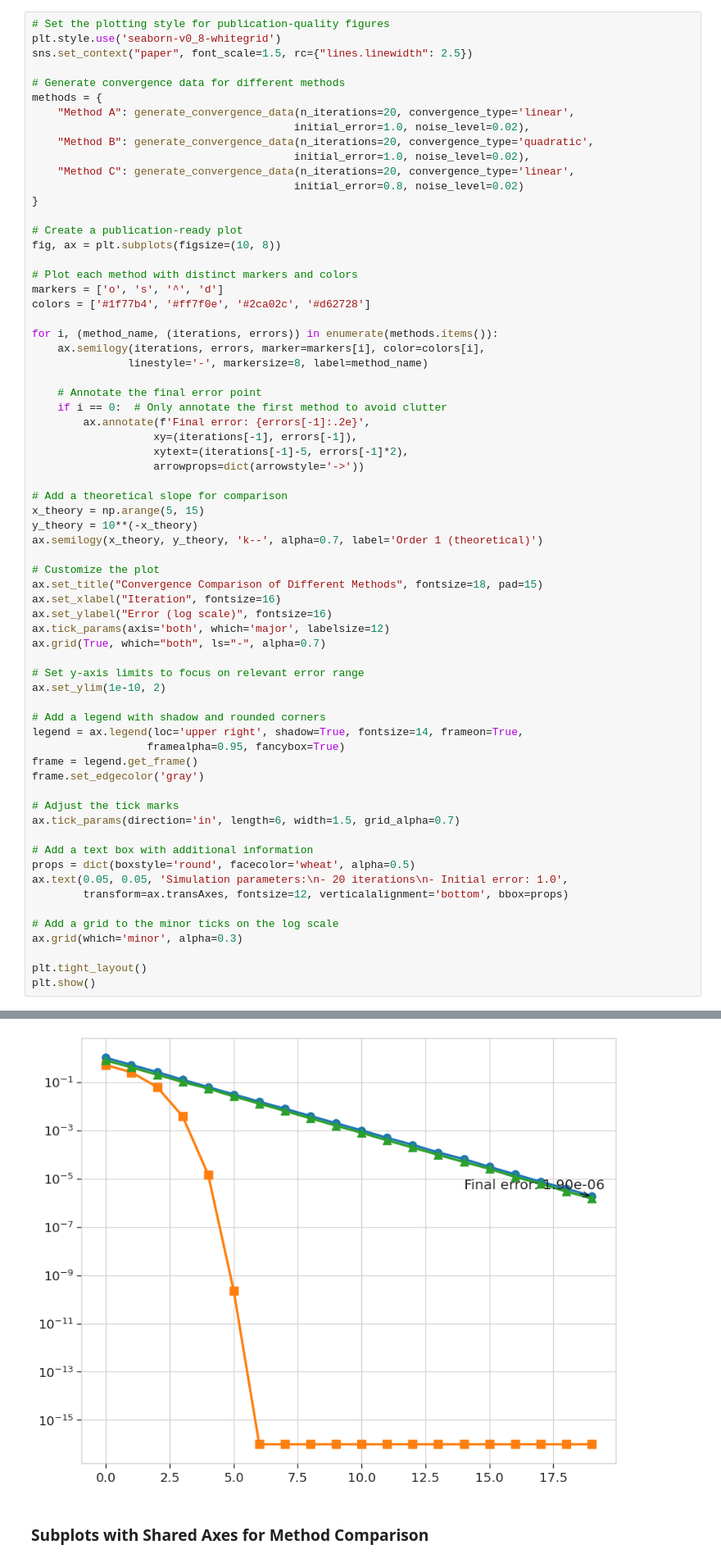
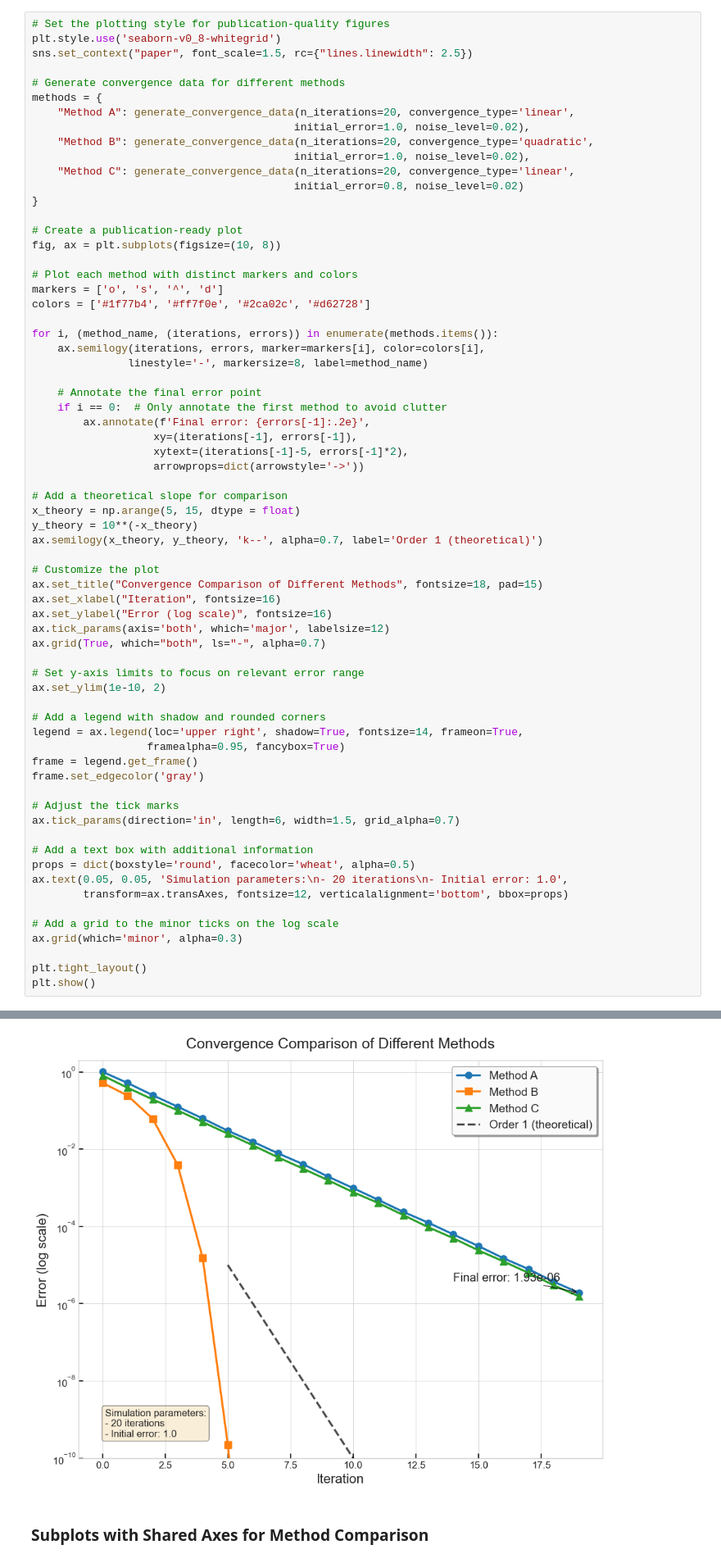
Before and after one commit to SavageCat05/AI-project-, a Jupyter notebook: convergence_plotting_guide.ipynb, the cells around one changed output, grey strips where cells are left out. Shown at 82% size. Cells and saved outputs as stored; diff of their text form.

```diff
--- a/convergence_plotting_guide.ipynb
+++ b/convergence_plotting_guide.ipynb
@@ -410,7 +410,7 @@ for i, (method_name, (iterations, errors)) in enumerate(methods.items()):
                    arrowprops=dict(arrowstyle='->'))
 
 # Add a theoretical slope for comparison
-x_theory = np.arange(5, 15)
+x_theory = np.arange(5, 15, dtype = float)
 y_theory = 10**(-x_theory)
 ax.semilogy(x_theory, y_theory, 'k--', alpha=0.7, label='Order 1 (theoretical)')
 
@@ -448,4 +447,4 @@ ValueError: Integers to negative integer powers are not allowed.
-[figure, old version]
+[figure, new version]
 # %% [markdown]
 ### Subplots with Shared Axes for Method Comparison
 # %%
```
Also changed, not shown: parts of 7 cells of this notebook, 1 other file.
